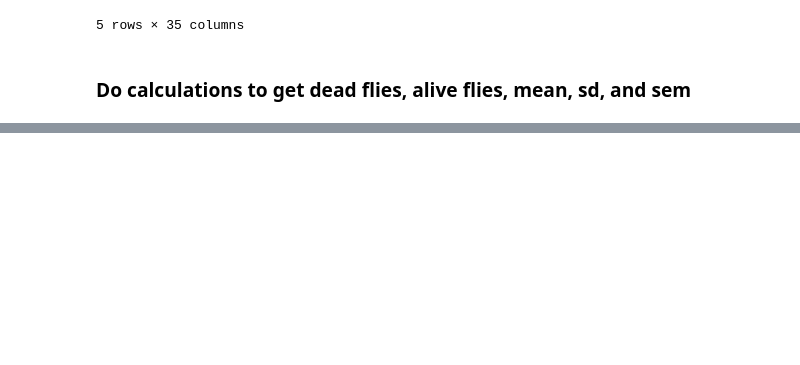
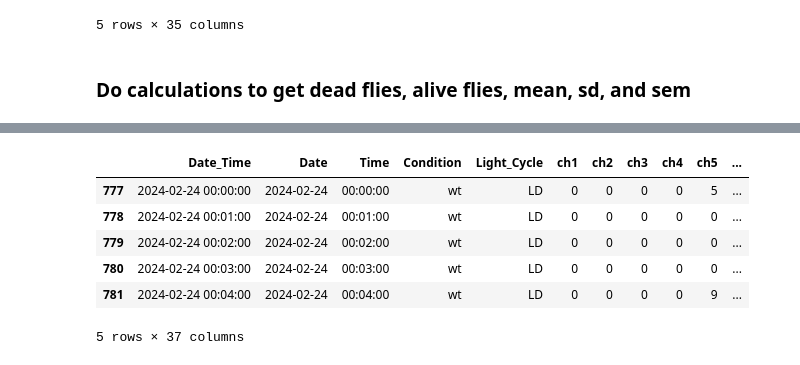
Before and after one commit to pkerrwall/sleep_analysis, a Jupyter notebook: notebooks/shiny_tool_calculations.ipynb, the cells around one changed output, grey strips where cells are left out. Cells and saved outputs as stored; diff of their text form; code cells hidden in the pictures; blank space fills up the shorter version.

```diff
--- a/notebooks/shiny_tool_calculations.ipynb
+++ b/notebooks/shiny_tool_calculations.ipynb
@@ -16,7 +16,7 @@ name = 'monitor9'
 ### Index,Date,Time,LD-DD,Status,Extras,Monitor_Number,Tube_Number,Data_Type,Unused,Light_Sensor,data_1,data_2,data_3,data_4,data_5,data_6,data_7,data_8,data_9,data_10,data_11,data_12,data_13,data_14,data_15,data_16,data_17,data_18,data_19,data_20,data_21,data_22,data_23,data_24,data_25,data_26,data_27,data_28,data_29,data_30,data_31,data_32
 # %%
 #Read in monitor9.txt, path is /home/twall5/sleep_analysis-3/examples/Monitor9.txt
-df = pd.read_csv('/home/twall5/sleep_analysis/examples/Monitor9.txt', sep='\t', header=None)
+df = pd.read_csv('../examples/Monitor9.txt', sep='\t', header=None)
 
 #Give the columns names
 #Index,Date,Time,LD-DD,Status,Extras,Monitor_Number,Tube_Number,Data_Type,Unused,Light_Sensor,data_1,data_2,data_3,data_4,data_5,data_6,data_7,data_8,data_9,data_10,data_11,data_12,data_13,data_14,data_15,data_16,data_17,data_18,data_19,data_20,data_21,data_22,data_23,data_24,data_25,data_26,data_27,data_28,data_29,data_30,data_31,data_32
@@ -272,0 +275,10 @@ Daily_locomotor_activity
+# %%
+#Set variables - LD_start = 06:00, counts_per_day_alive = 100, LD_DD_anlysis = 'LD', start_date = 2/24/2024, end_date = 2/27/2024
+LD_start = '06:00'
+counts_per_day_alive = 100
+LD_DD_Analysis = 'LD'
+start_date = '24 Feb 24'
+end_date = '27 Feb 24'
+condition_name = 'wt'
+name = 'monitor9'
+dead_fly_threshold = 100
@@ -272,0 +420,10 @@ Daily_locomotor_activity
+# %%
+df.head()
+# %% [output]
+|  | Date_Time | Date | Time | Condition | Light_Cycle | ch1 | ch2 | ch3 | ch4 | ch5 | ... |
+| 777 | 2024-02-24 00:00:00 | 2024-02-24 | 00:00:00 | wt | LD | 0 | 0 | 0 | 0 | 5 | ... |
+| 778 | 2024-02-24 00:01:00 | 2024-02-24 | 00:01:00 | wt | LD | 0 | 0 | 0 | 0 | 0 | ... |
+| 779 | 2024-02-24 00:02:00 | 2024-02-24 | 00:02:00 | wt | LD | 0 | 0 | 0 | 0 | 0 | ... |
+| 780 | 2024-02-24 00:03:00 | 2024-02-24 | 00:03:00 | wt | LD | 0 | 0 | 0 | 0 | 0 | ... |
+| 781 | 2024-02-24 00:04:00 | 2024-02-24 | 00:04:00 | wt | LD | 0 | 0 | 0 | 0 | 9 | ... |
+5 rows × 37 columns
```
Also changed, not shown: parts of 19 cells of this notebook, 42 other files.
